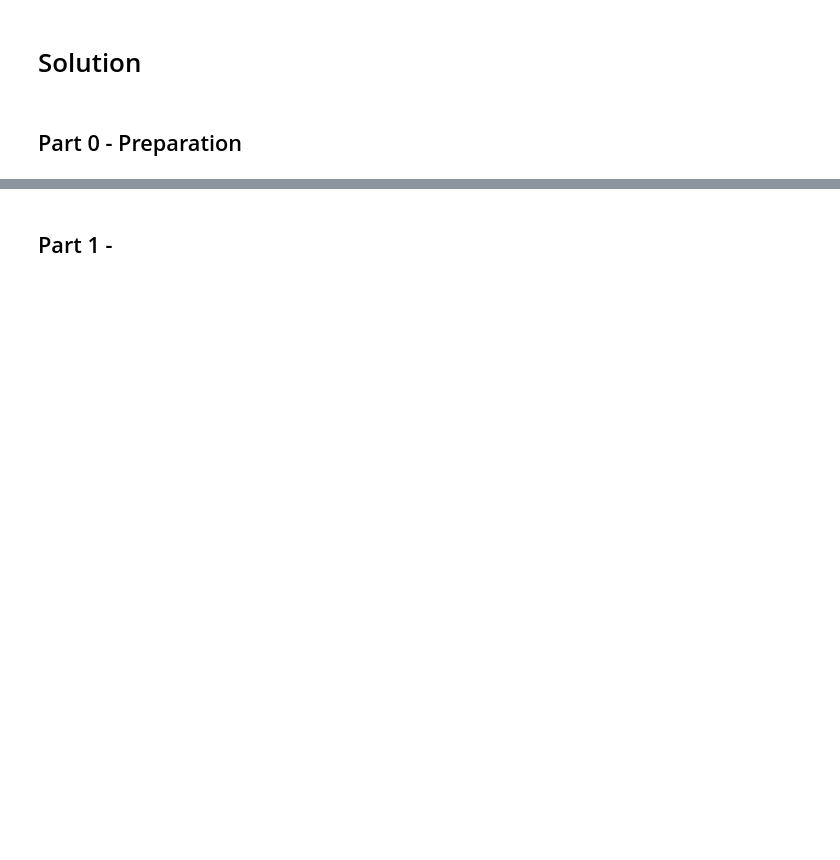
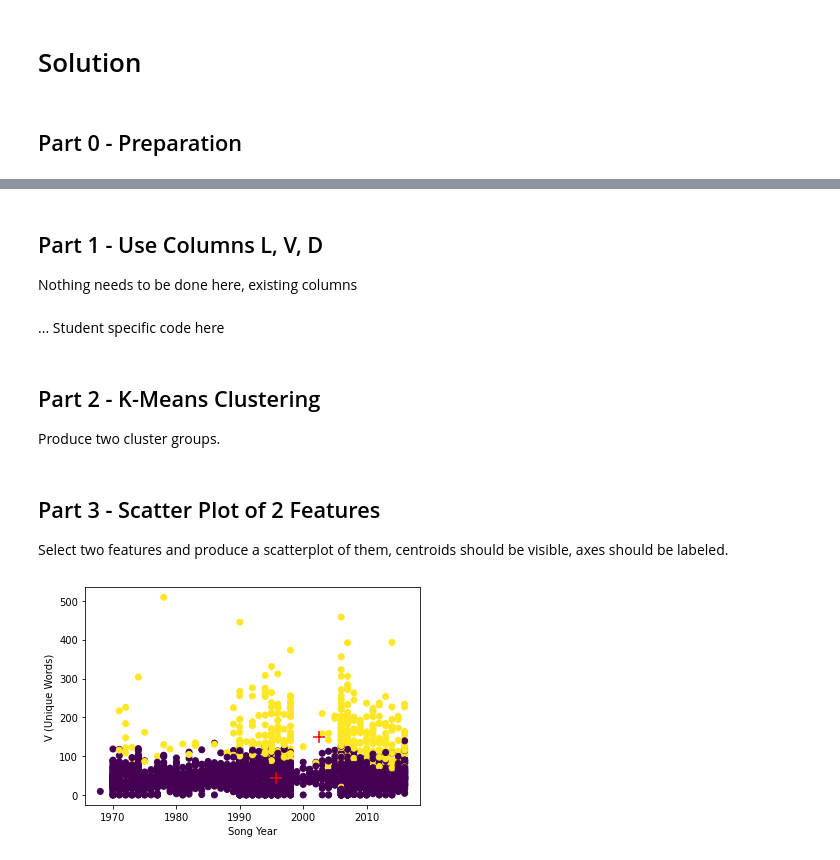
Before and after one commit to amattu2/INST-414-FA2021, a Jupyter notebook: Homework/5.ipynb, the cells around one changed output, grey strips where cells are left out. Cells and saved outputs as stored; diff of their text form; code cells hidden in the pictures; blank space fills up the shorter version.

```diff
--- a/Homework/5.ipynb
+++ b/Homework/5.ipynb
@@ -33,3 +45,19 @@ with open("dataset_out.csv") as csv_file:
     # Loop through CSV rows
     for row in file_reader:
         songs.append(row)
+# %%
+df = pd.DataFrame(songs)
+# %%
+# Drop the unnamed first column
+df.drop(df.columns[0], axis = 1, inplace = True, errors = 'ignore')
+df["Year"] = pd.to_numeric(df["Year"], errors = 'coerce')
+df["L"] = pd.to_numeric(df["L"], errors = 'coerce')
+df["V"] = pd.to_numeric(df["V"], errors = 'coerce')
+df["D"] = pd.to_numeric(df["D"], errors = 'coerce')
+df.dropna(axis = 0, inplace = True)
+
+# Drop normalized columns
+df.drop(["normalized_L", "normalized_V", "normalized_D"], axis = 1, inplace = True, errors = 'ignore')
+
+# Drop Z-Score columns
+df.drop(["z_score_L", "z_score_V", "z_score_D"], axis = 1, inplace = True, errors = 'ignore')
@@ -36,2 +80,39 @@ with open("dataset_out.csv") as csv_file:
 # %% [markdown]
-## Part 1 -
+## Part 1 - Use Columns L, V, D
+Nothing needs to be done here, existing columns
+# %% [markdown]
+... Student specific code here
+# %%
+x = df[["Year", "L", "V", "D"]]
+# %% [markdown]
+## Part 2 - K-Means Clustering
+Produce two cluster groups.
+# %%
+model = cluster.KMeans(n_clusters = 2)
+model.fit(x)
+clusters_pred = model.predict(x)
+# %% [markdown]
+## Part 3 - Scatter Plot of 2 Features
+Select two features and produce a scatterplot of them, centroids should be visible, axes should be labeled.
+# %%
+# Select the visible axes
+axes = [0, 2]
+
+# Define centroids
+centroids = model.cluster_centers_
+
+# Plot them
+plt.scatter(x.values[:,axes[0]],x.values[:,axes[1]],c=clusters_pred)
+plt.scatter(centroids[:,axes[0]],centroids[:,axes[1]],marker="+",c="red",s=150)
+
+# Label Axes
+plt.xlabel('Song Year')
+plt.ylabel('V (Unique Words)')
+
+# Show Plot
+plt.show()
+
+# Disable Output
+None
+# %% [output]
+[figure, added]
```
Also changed, not shown: parts of 14 cells of this notebook.
